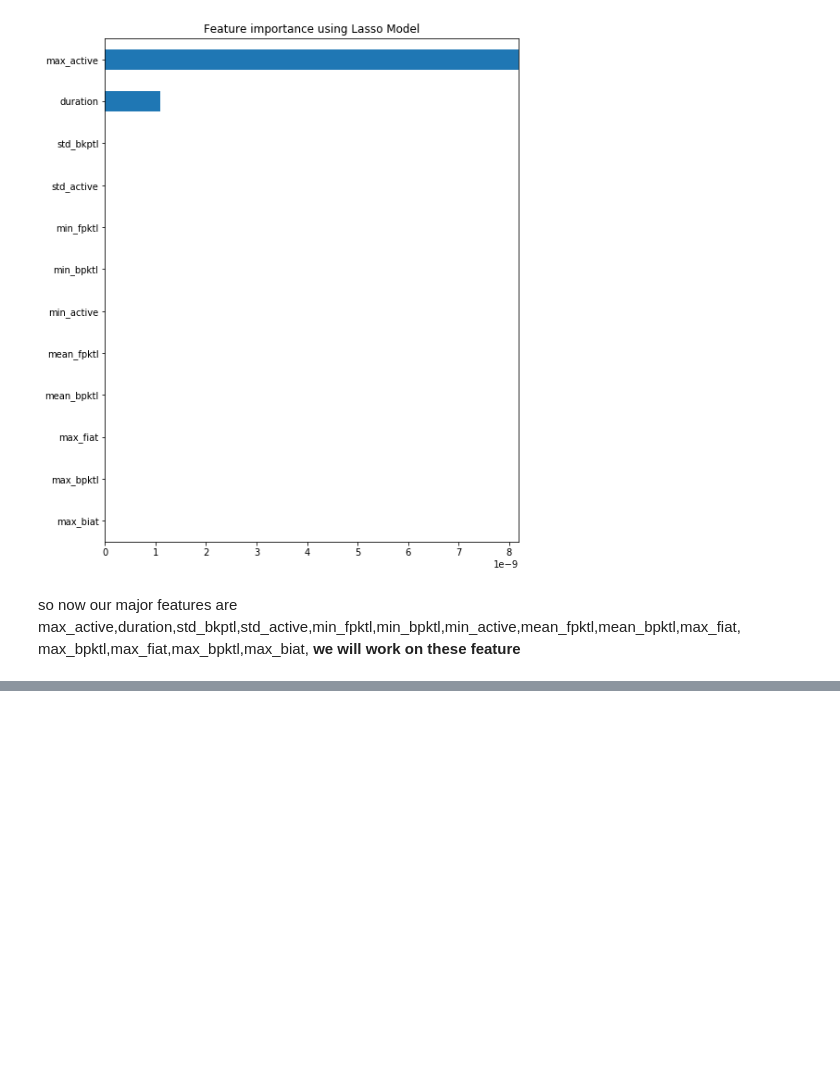
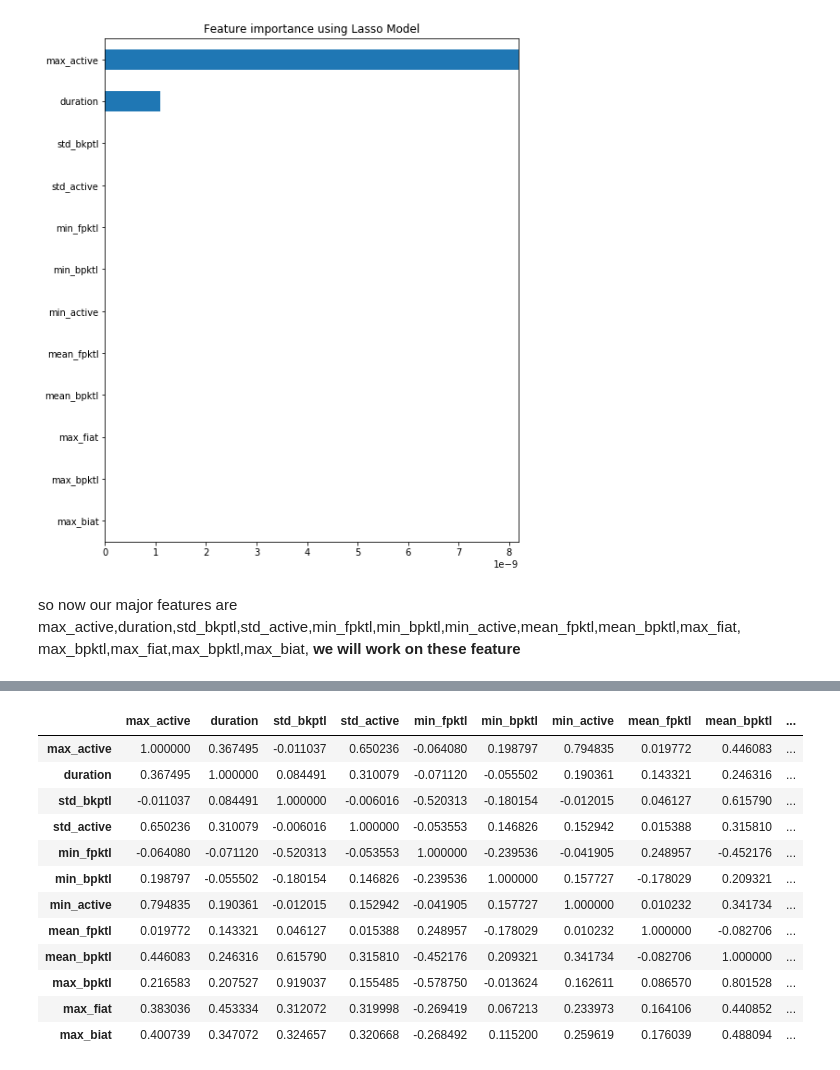
Before and after one commit to NSoni25/Botnet-Detection-Project, a Jupyter notebook: Botnet_Detection.ipynb, the cells around one changed output, grey strips where cells are left out. Saved outputs shown, nothing was run; the diff lists cells and outputs as text; code cells hidden in the pictures; blank space fills up the shorter version.

```diff
--- a/Botnet_Detection.ipynb
+++ b/Botnet_Detection.ipynb
@@ -231,0 +244,17 @@ max_bpktl,max_fiat,max_bpktl,max_biat, **we will work on these feature**
+# %%
+feature_corrmat = feature_coorelation.corr()
+feature_corrmat
+# %% [output]
+|  | max_active | duration | std_bkptl | std_active | min_fpktl | min_bpktl | min_active | mean_fpktl | mean_bpktl | ... |
+| max_active | 1.000000 | 0.367495 | -0.011037 | 0.650236 | -0.064080 | 0.198797 | 0.794835 | 0.019772 | 0.446083 | ... |
+| duration | 0.367495 | 1.000000 | 0.084491 | 0.310079 | -0.071120 | -0.055502 | 0.190361 | 0.143321 | 0.246316 | ... |
+| std_bkptl | -0.011037 | 0.084491 | 1.000000 | -0.006016 | -0.520313 | -0.180154 | -0.012015 | 0.046127 | 0.615790 | ... |
+| std_active | 0.650236 | 0.310079 | -0.006016 | 1.000000 | -0.053553 | 0.146826 | 0.152942 | 0.015388 | 0.315810 | ... |
+| min_fpktl | -0.064080 | -0.071120 | -0.520313 | -0.053553 | 1.000000 | -0.239536 | -0.041905 | 0.248957 | -0.452176 | ... |
+| min_bpktl | 0.198797 | -0.055502 | -0.180154 | 0.146826 | -0.239536 | 1.000000 | 0.157727 | -0.178029 | 0.209321 | ... |
+| min_active | 0.794835 | 0.190361 | -0.012015 | 0.152942 | -0.041905 | 0.157727 | 1.000000 | 0.010232 | 0.341734 | ... |
+| mean_fpktl | 0.019772 | 0.143321 | 0.046127 | 0.015388 | 0.248957 | -0.178029 | 0.010232 | 1.000000 | -0.082706 | ... |
+| mean_bpktl | 0.446083 | 0.246316 | 0.615790 | 0.315810 | -0.452176 | 0.209321 | 0.341734 | -0.082706 | 1.000000 | ... |
+| max_bpktl | 0.216583 | 0.207527 | 0.919037 | 0.155485 | -0.578750 | -0.013624 | 0.162611 | 0.086570 | 0.801528 | ... |
+| max_fiat | 0.383036 | 0.453334 | 0.312072 | 0.319998 | -0.269419 | 0.067213 | 0.233973 | 0.164106 | 0.440852 | ... |
+| max_biat | 0.400739 | 0.347072 | 0.324657 | 0.320668 | -0.268492 | 0.115200 | 0.259619 | 0.176039 | 0.488094 | ... |
```
Also changed, not shown: parts of 10 cells of this notebook.
